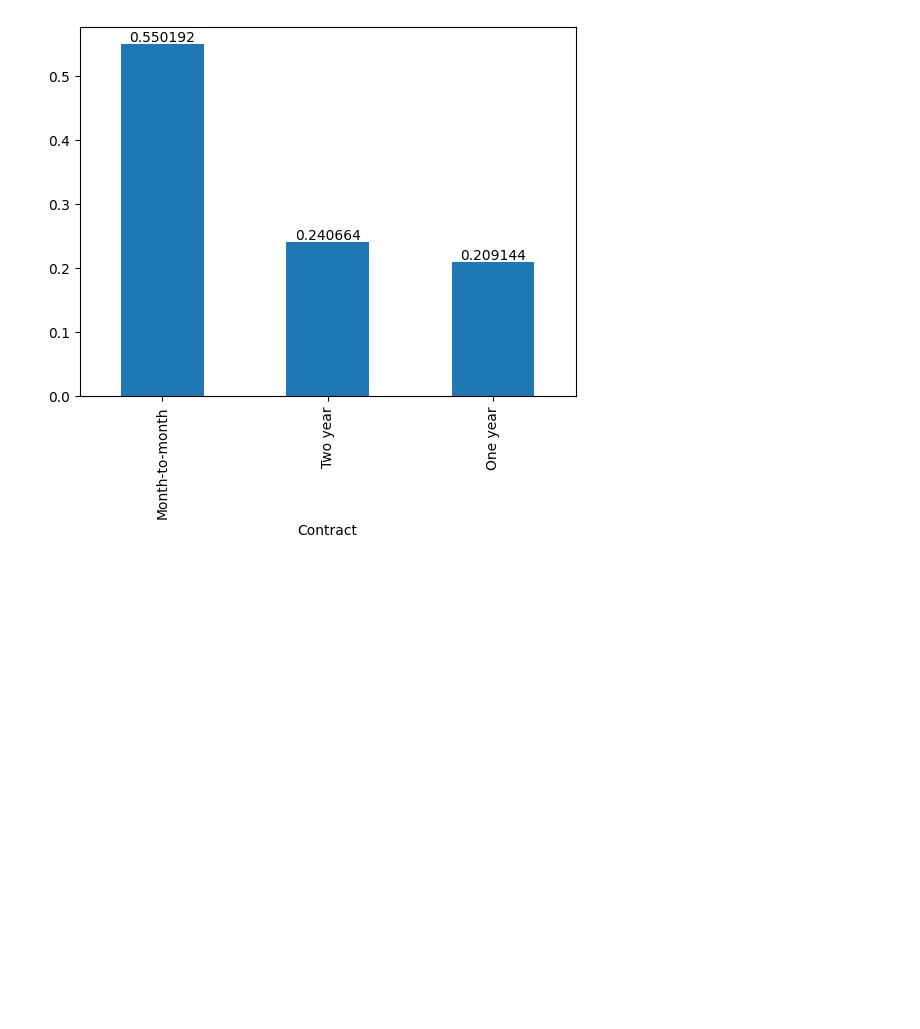
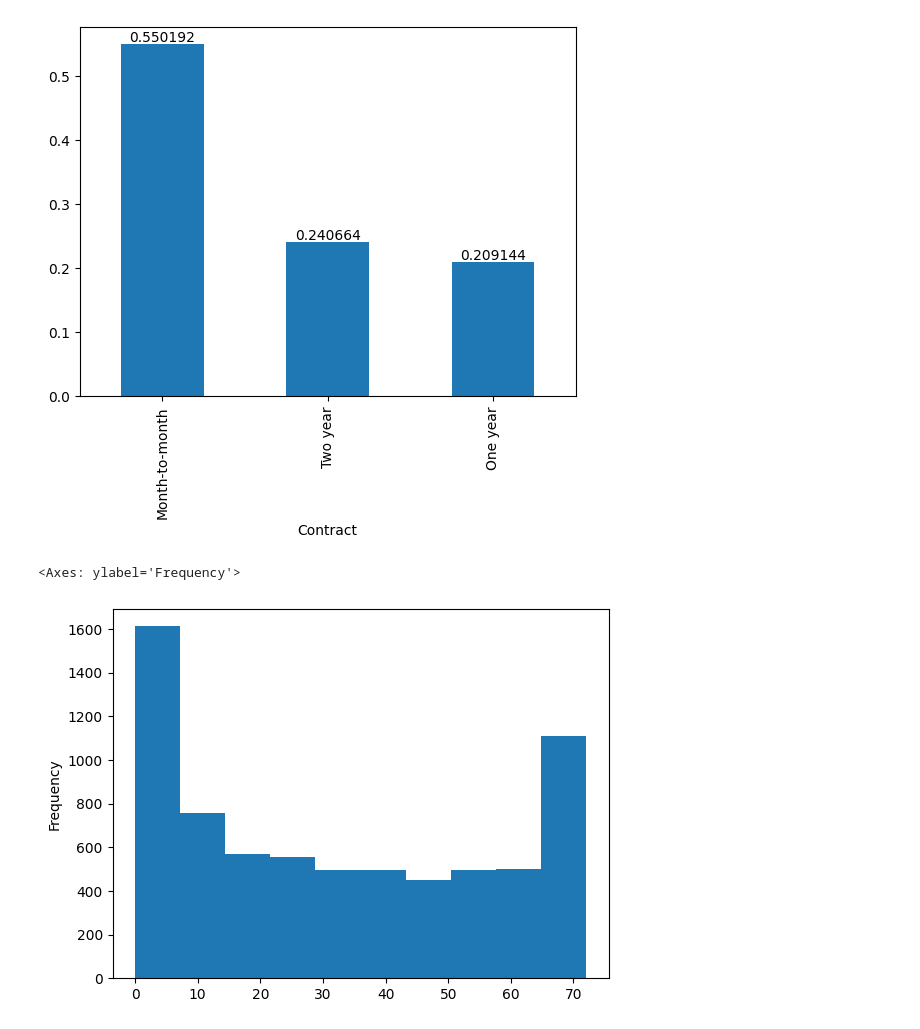
Before and after one commit to Thorugoh/ai-studies, a Jupyter notebook: eda/univariate_analysis_chrun.ipynb, the cells around one changed output. Cells and saved outputs as stored; diff of their text form; code cells hidden in the pictures; blank space fills up the shorter version.

```diff
--- a/eda/univariate_analysis_chrun.ipynb
+++ b/eda/univariate_analysis_chrun.ipynb
@@ -196,0 +195,6 @@ ax.bar_label(ax.containers[0])
+# %%
+# Histograma do tempo de contrato
+df_churn.tenure.plot.hist()
+# %% [output]
+<Axes: ylabel='Frequency'>
+[figure, added]
```
Also changed, not shown: parts of 9 cells of this notebook.
